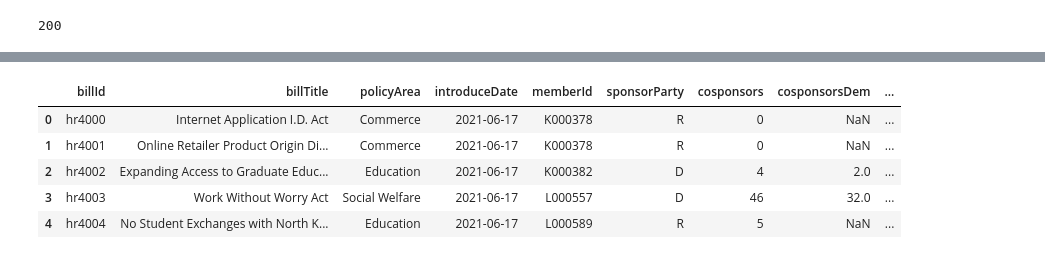
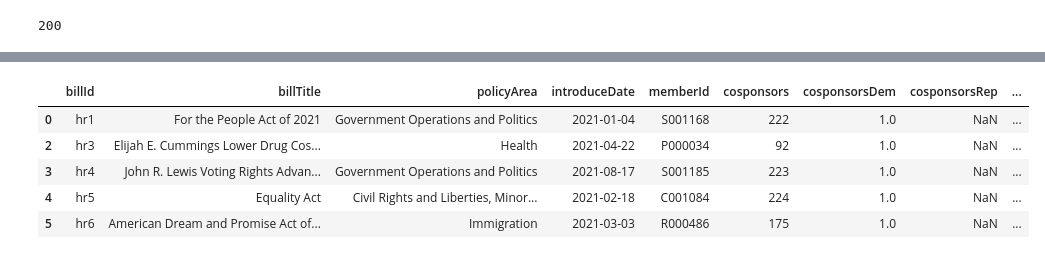
Before and after one commit to brianmulyadi/Designing-Data-Products, a Jupyter notebook: dataset.ipynb, the cells around one changed output, grey strips where cells are left out. Cells and saved outputs as stored; diff of their text form; code cells hidden in the pictures.

```diff
--- a/dataset.ipynb
+++ b/dataset.ipynb
@@ -9,9 +13,9 @@ import requests
 from datetime import datetime
 from datetime import date
 # %%
-# connect to ProPublica API
-headers={'X-API-Key':'Guj6tsYRzPYaWECtImyu0NVttV3CrKbmD4NfXqHv'}
-url = 'https://api.propublica.org/congress/v1/117/bills/hr1.json'
+# connect to ProPublica API and test connection
+headers={'X-API-Key':''}
+url = 'https://api.propublica.org/congress/v1/115/bills/hr7401.json'
 response = requests.get(url, headers=headers)
 print(response.status_code)
 # %% [output]
@@ -19,10 +25,10 @@ print(response.status_code)
 # %%
 # get congress members data
-member_url = 'https://api.propublica.org/congress/v1/117/house/members.json'
+member_url = 'https://api.propublica.org/congress/v1/115/house/members.json'
 response = requests.get(member_url, headers=headers)
 json = response.json()
 
-# generate list and enter into dataframe
+# generate empty list to be appended
 memberId = []
 fullName= []
 dateOfBirth = []
@@ -33,8 +39,7 @@ dwNominate = []
 seniority = []
 votesAgainstParty = []
 
-foo = 1
-
+# create for loop to append data frame
 for x in json['results'][0]['members']:
   memberId.append(x['id'])
   fullName.append(x['first_name'] + " " + x['last_name'])
@@ -46,11 +51,8 @@ for x in json['results'][0]['members']:
   seniority.append(x['seniority'])
   votesAgainstParty.append(x.get('votes_against_party_pct'))
 
-# convert dateofBirth to age
-
-#
-
-member_list = list(zip(memberId, fullName, dateOfBirth, gender, party, leadershipRole, dwNominate, seniority, votesAgainstParty))
-memberDf = pd.DataFrame(member_list, columns=['memberId', 'fullName', 'dateOfBirth', 'gender', 'party', 'leadershipRole', 'dwNominate', 'seniority', 'votesAgainstParty'])
+# removed field 'party' from the dataframe due to overlap with sponsorParty from bills API
+member_list = list(zip(memberId, fullName, dateOfBirth, gender, leadershipRole, dwNominate, seniority, votesAgainstParty,party))
+memberDf = pd.DataFrame(member_list, columns=['memberId', 'fullName', 'dateOfBirth', 'gender', 'leadershipRole', 'dwNominate', 'seniority', 'votesAgainstParty','party'])
 memberDf.head()
 # %% [output]
@@ -113,5 +120,5 @@ memberDf.head()
 # %%
-# generate list and enter into dataframe (6353 1st session)
+# generate empty dataframe for the bills
 billId = []
 billTitle= []
 policyArea = []
@@ -126,7 +133,8 @@ cosponsorsDem = []
 cosponsorsRep = []
 billStatus = []
 
-for x in range(4000, 6353):
+# create for loop to get data from the thousands of bills
+for x in range(1, 10): # change the range with the total number of bills
   url = 'https://api.propublica.org/congress/v1/117/bills/hr' + str(x) + '.json'
   response = requests.get(url, headers=headers)
   json = response.json()
@@ -143,7 +151,6 @@ for x in range(4000, 6353):
 
 
 main_list = list(zip(billId, billTitle, policyArea, introduceDate, memberId, sponsorParty, cosponsors, cosponsorsDem, cosponsorsRep, billStatus))
-
 df = pd.DataFrame(main_list, columns=['billId', 'billTitle', 'policyArea', 'introduceDate', 'memberId', 'sponsorParty', 'cosponsors', 'cosponsorsDem', 'cosponsorsRep', 'billStatus'])
 # %%
 df.info()
@@ -167,0 +177,7 @@ memory usage: 184.0+ KB
+# %%
+# filter out rows where member ID is null
+df = df[df['memberId']!=""]
+df['cosponsorsDem'] = df['cosponsorsDem'].fillna(0) / df['cosponsors']
+df['cosponsorsDem'] = df['cosponsorsDem'].fillna(0)
+
+df.info()
@@ -168,13 +202,15 @@ memory usage: 184.0+ KB
 # %%
-# change billStatus to boolean
+# change billStatus and issponsorPartyD to boolean
+df['billStatus'] = np.where(df['billStatus'].isnull(), 0, 1)
+df['issponsorPartyD'] = np.where(df['sponsorParty'] == "D", 1, 0)
+del df['sponsorParty']
 
-df['billStatus'] = np.where(df['billStatus'].isnull(), 0, 1)
 df.head()
 # %% [output]
-|  | billId | billTitle | policyArea | introduceDate | memberId | sponsorParty | cosponsors | cosponsorsDem | ... |
-| 0 | hr4000 | Internet Application I.D. Act | Commerce | 2021-06-17 | K000378 | R | 0 | NaN | ... |
-| 1 | hr4001 | Online Retailer Product Origin Di... | Commerce | 2021-06-17 | K000378 | R | 0 | NaN | ... |
-| 2 | hr4002 | Expanding Access to Graduate Educ... | Education | 2021-06-17 | K000382 | D | 4 | 2.0 | ... |
-| 3 | hr4003 | Work Without Worry Act | Social Welfare | 2021-06-17 | L000557 | D | 46 | 32.0 | ... |
-| 4 | hr4004 | No Student Exchanges with North K... | Education | 2021-06-17 | L000589 | R | 5 | NaN | ... |
+|  | billId | billTitle | policyArea | introduceDate | memberId | cosponsors | cosponsorsDem | cosponsorsRep | ... |
+| 0 | hr1 | For the People Act of 2021 | Government Operations and Politics | 2021-01-04 | S001168 | 222 | 1.0 | NaN | ... |
+| 2 | hr3 | Elijah E. Cummings Lower Drug Cos... | Health | 2021-04-22 | P000034 | 92 | 1.0 | NaN | ... |
+| 3 | hr4 | John R. Lewis Voting Rights Advan... | Government Operations and Politics | 2021-08-17 | S001185 | 223 | 1.0 | NaN | ... |
+| 4 | hr5 | Equality Act | Civil Rights and Liberties, Minor... | 2021-02-18 | C001084 | 224 | 1.0 | NaN | ... |
+| 5 | hr6 | American Dream and Promise Act of... | Immigration | 2021-03-03 | R000486 | 175 | 1.0 | NaN | ... |
 # %%
```
Also changed, not shown: parts of 19 cells of this notebook.
